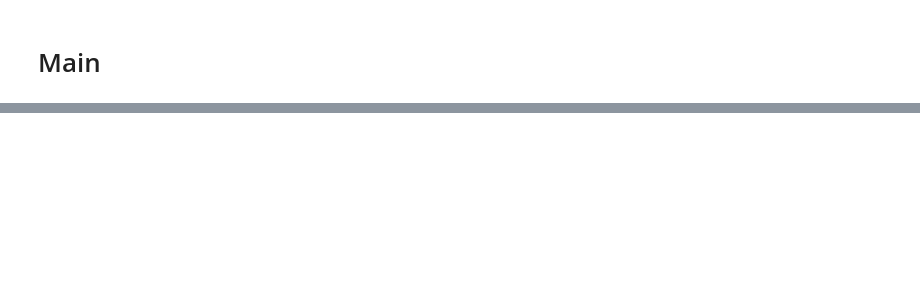
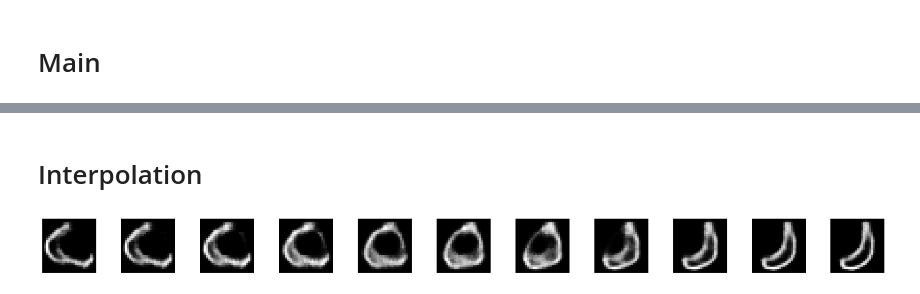
Before and after one commit to zuzkajelcicova/02456_DL-sketch_features_VAE, a Jupyter notebook: sketch_features_vae_conv_refactored.ipynb, the cells around one changed output, grey strips where cells are left out. Cells and saved outputs as stored; diff of their text form; code cells hidden in the pictures; blank space fills up the shorter version.

```diff
--- a/sketch_features_vae_conv_refactored.ipynb
+++ b/sketch_features_vae_conv_refactored.ipynb
@@ -668,0 +621,45 @@ KeyboardInterrupt: ignored
+# %% [markdown]
+# Interpolation
+# %%
+images, labels = next(iter(train_loader))
+# %%
+def interpolate(images, idx_from, idx_to, steps):
+
+    # get input images
+    x_from = images[idx_from].unsqueeze(0)
+    x_to = images[idx_to].unsqueeze(0)
+    interpolate_images(x_to, x_from, steps)
+
+def interpolate_images(img_from, img_to, steps):
+
+    # get labels
+    # lab_to = labels[idx_to]
+    # lab_from = labels[idx_from]
+
+    # get latent space representations of input images
+    latent_from = model.reparametrize(*model.encode(img_from.to(device)))
+    latent_to = model.reparametrize(*model.encode(img_to.to(device)))
+
+    # actual steps including original images
+    n = steps + 1
+
+    # initialize interpolation vector)
+    inter = torch.zeros((n, latent_from.shape[1])).to(device)
+
+    with torch.no_grad():
+        alphaValues = np.linspace(0, 1, steps + 1)
+
+        for i in range(n):
+            alpha = alphaValues[i]
+            inter[i] = latent_from * alpha + (1-alpha) * latent_to
+
+        output = model.decode(inter).cpu()
+        plot_interpolated_images(output)
+# %%
+STEPS = 10
+INDEX_FROM = 0
+INDEX_TO = 4
+
+interpolate(images, INDEX_FROM, INDEX_TO, STEPS)
+# %% [output]
+[figure, added]
```
Also changed, not shown: parts of 8 cells of this notebook.
